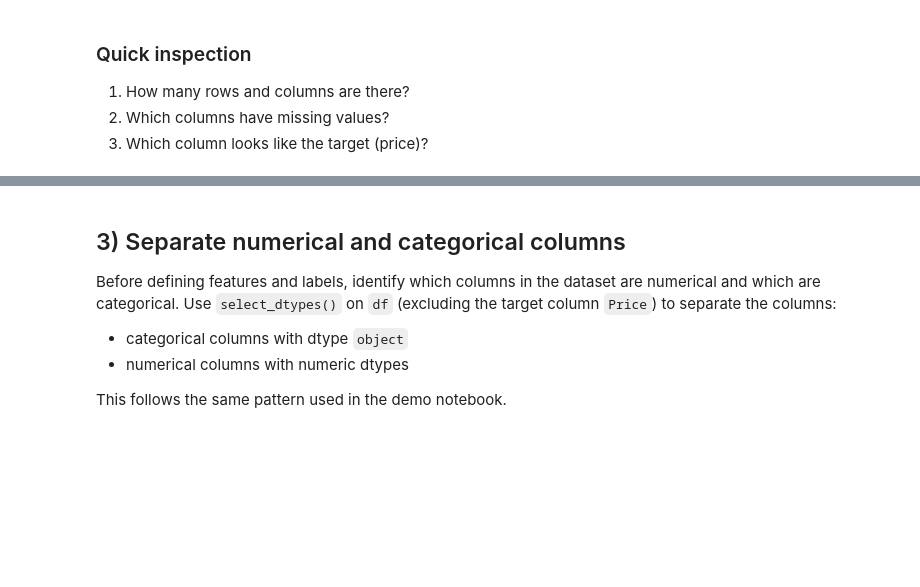
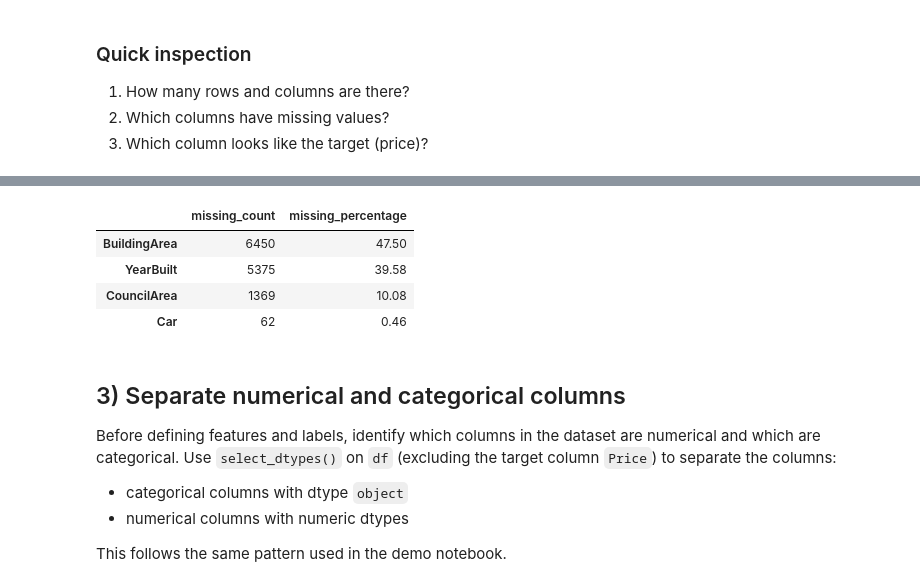
Before and after one commit to NUS-ISS-SS/mla-day1-workshop-student, a Jupyter notebook: Test-housing.ipynb, the cells around one changed output, grey strips where cells are left out. Drawn from its saved outputs; the diff is of its cells as text; code cells hidden in the pictures; blank space fills up the shorter version.

```diff
--- a/Test-housing.ipynb
+++ b/Test-housing.ipynb
@@ -65,6 +75,25 @@ df.shape
 # %%
 # TODO: show missing values per column (sorted)
-...
+missing_count = df.isnull().sum()
+missing_pct = (missing_count / len(df) * 100).round(2)
+
+missing_summary = pd.DataFrame({
+    "missing_count": missing_count,
+    "missing_percentage": missing_pct,
+})
+
+# Keep only columns that actually have missing values, sorted by highest percentage
+missing_summary = missing_summary[missing_summary["missing_count"] > 0].sort_values(
+    by="missing_percentage", ascending=False
+)
+
+missing_summary
+# %% [output]
+|  | missing_count | missing_percentage |
+| BuildingArea | 6450 | 47.50 |
+| YearBuilt | 5375 | 39.58 |
+| CouncilArea | 1369 | 10.08 |
+| Car | 62 | 0.46 |
 # %% [markdown]
 ## 3) Separate numerical and categorical columns
 Before defining features and labels, identify which columns in the dataset are numerical and which are categorical. Use `select_dtypes()` on `df` (excluding the target column `Price`) to separate the columns:
```
Also changed, not shown: parts of 12 cells of this notebook.
